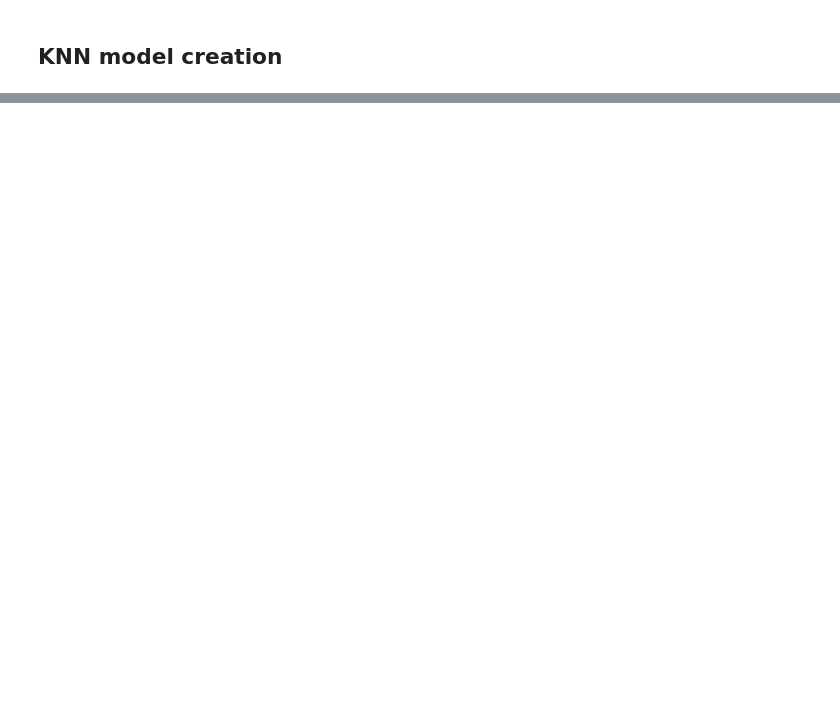
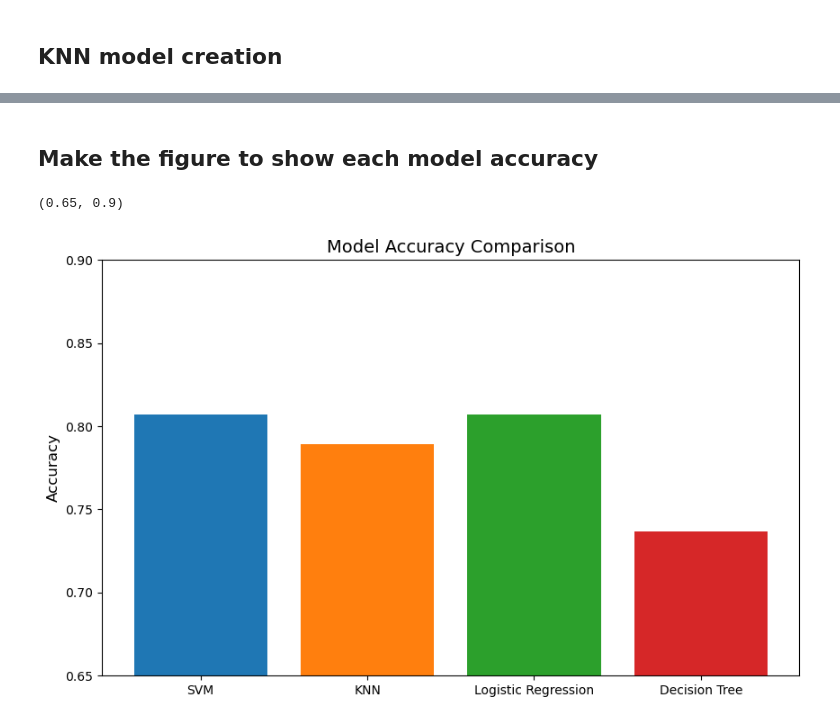
Before and after one commit to J3Unknown/AI-Project, a Jupyter notebook: AI-Project.ipynb, the cells around one changed output, grey strips where cells are left out. Cells and saved outputs as stored; diff of their text form; code cells hidden in the pictures; blank space fills up the shorter version.

```diff
--- a/AI-Project.ipynb
+++ b/AI-Project.ipynb
@@ -146,0 +188,6 @@ print(f"KNN Classification Report :\n {knn_classification_report}")
+# %%
+log_score = log_model.score(X_test_scaled, ytest)
+log_pre = log_model.predict(X_test_scaled)
+log_accuracy = accuracy_score(ytest, log_pre)
+log_CMatrix = confusion_matrix(ytest, log_pre)
+log_classification_report = classification_report(ytest, log_pre)
@@ -146,0 +201,6 @@ print(f"KNN Classification Report :\n {knn_classification_report}")
+# %%
+tree_score = tree_model.score(X_test_scaled, ytest)
+tree_pre = tree_model.predict(X_test_scaled)
+tree_accuracy = accuracy_score(ytest, tree_pre)
+tree_CMatrix = confusion_matrix(ytest, tree_pre)
+tree_classification_report = classification_report(ytest, tree_pre)
@@ -146,0 +223,14 @@ print(f"KNN Classification Report :\n {knn_classification_report}")
+# %% [markdown]
+## Make the figure to show each model accuracy
+# %%
+plt.figure(figsize=(10, 6))
+bars = plt.bar(
+    model_names, accuracies, color=["#1f77b4", "#ff7f0e", "#2ca02c", "#d62728"]
+)
+
+plt.ylabel("Accuracy", fontsize=12)
+plt.title("Model Accuracy Comparison", fontsize=14)
+plt.ylim(0.65, 0.90)
+# %% [output]
+(0.65, 0.9)
+[figure, added]
```
Also changed, not shown: parts of 29 cells of this notebook, 1 other file.
